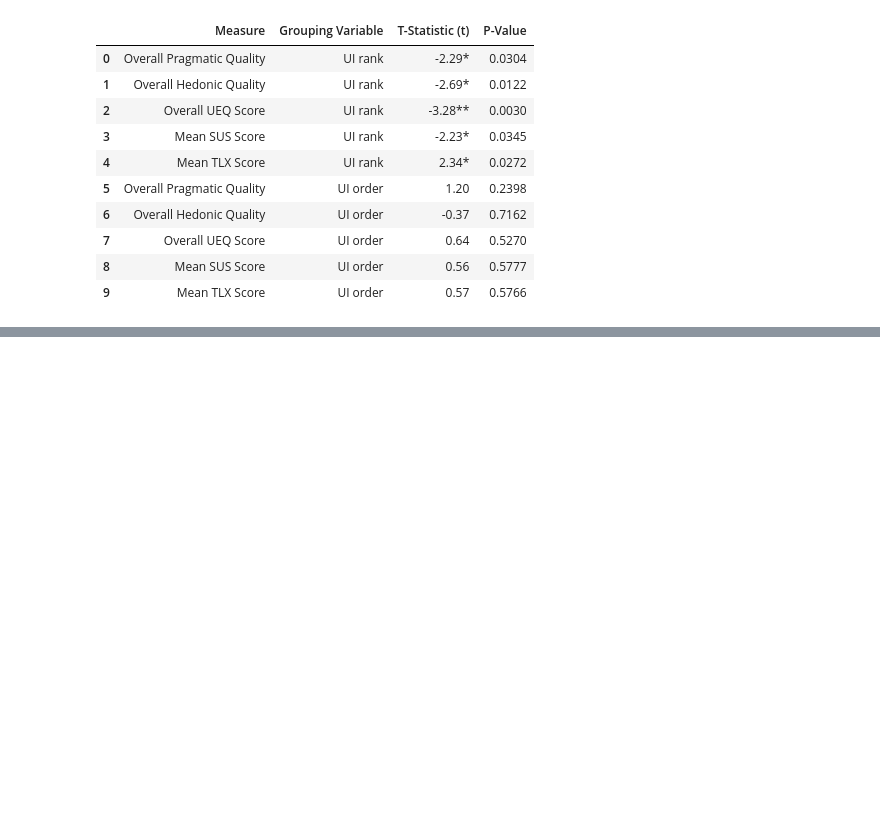
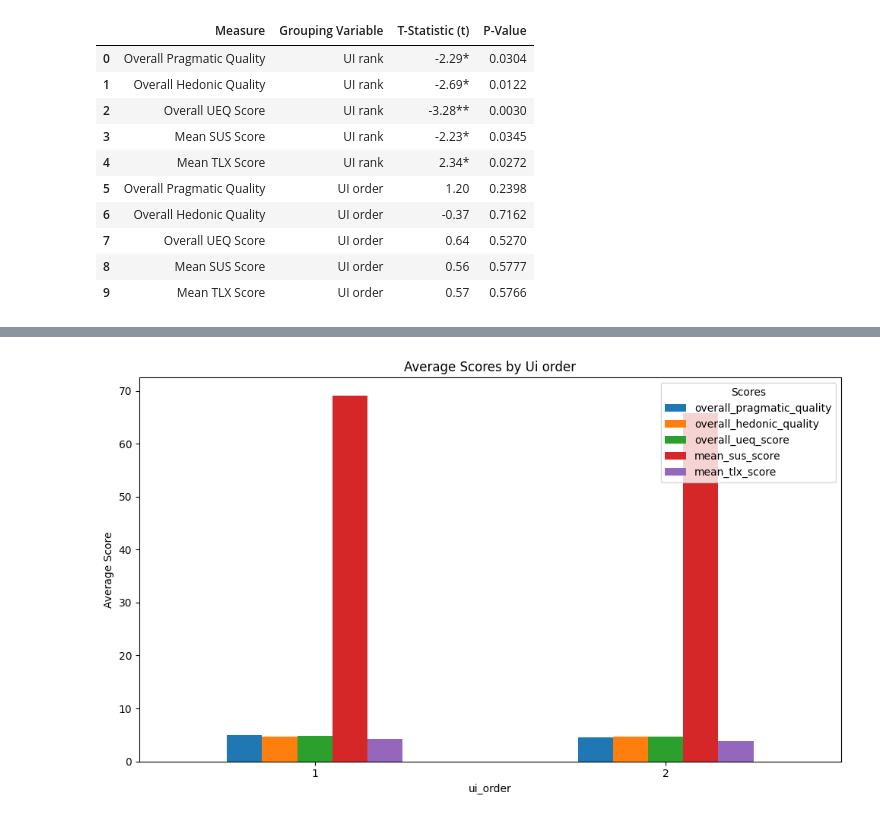
Before and after one commit to ggril/master_thesis, a Jupyter notebook: final_report.ipynb, the cells around one changed output, grey strips where cells are left out. Cells and saved outputs as stored; diff of their text form; code cells hidden in the pictures; blank space fills up the shorter version.

```diff
--- a/final_report.ipynb
+++ b/final_report.ipynb
@@ -171,0 +255,4 @@ A dependent samples t-test was conducted to compare questionnaire scores with UI
+# %%
+analyst.visualize_scores_by(full_data, 'UI order')
+# %% [output]
+[figure, added]
```
Also changed, not shown: parts of 16 cells of this notebook, 3 other files.
